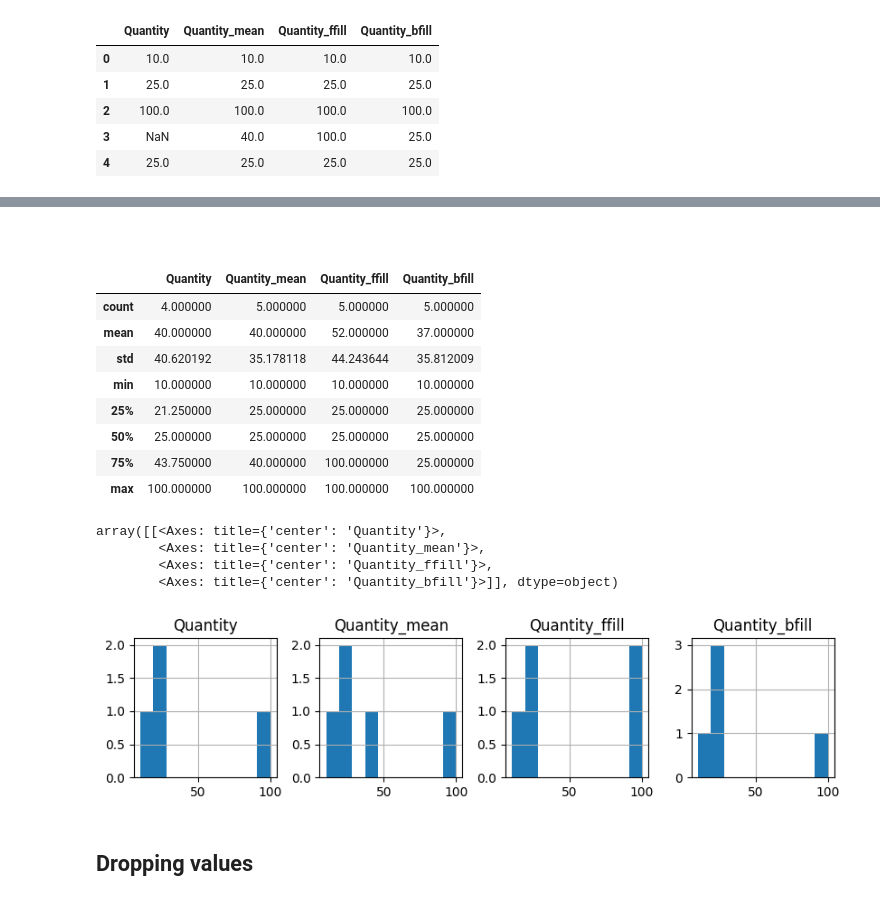
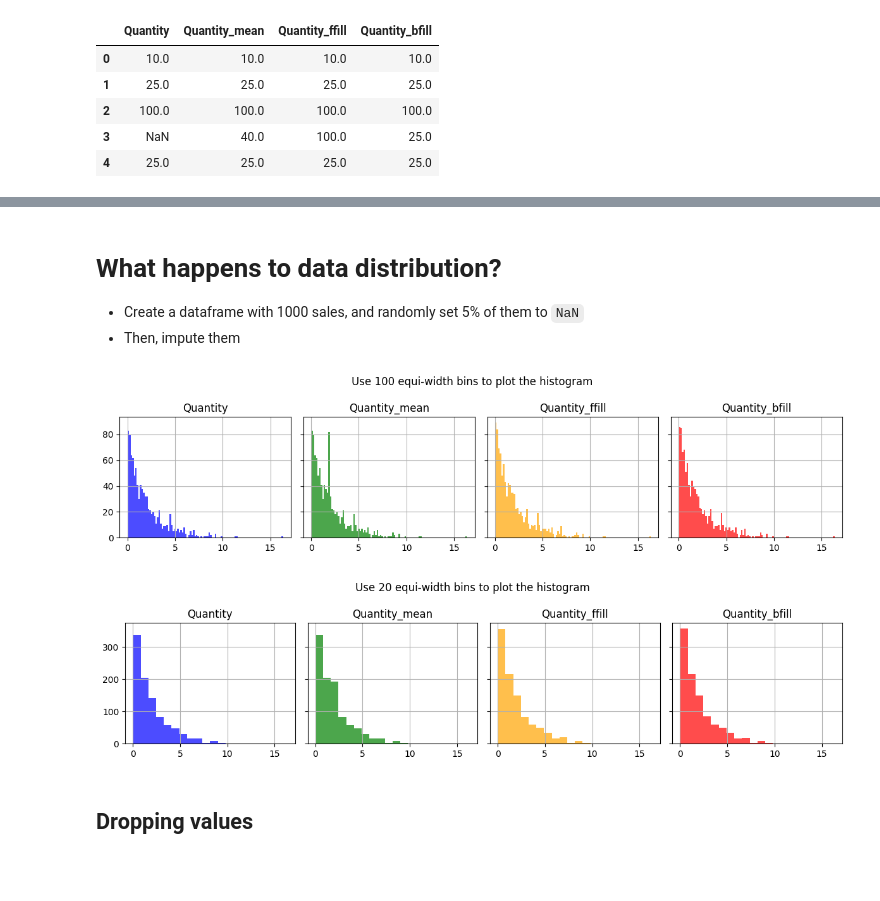
Before and after one commit to w4bo/AA2425-unibo-mldm, a Jupyter notebook: slides/lab-03-datapreparation.ipynb, the cells around one changed output, grey strips where cells are left out. Saved outputs shown, nothing was run; the diff lists cells and outputs as text; code cells hidden in the pictures; blank space fills up the shorter version.

```diff
--- a/slides/lab-03-datapreparation.ipynb
+++ b/slides/lab-03-datapreparation.ipynb
@@ -120,26 +132,31 @@ imputed_df
 # %% [markdown]
-##
+# What happens to data distribution?
+
+- Create a dataframe with 1000 sales, and randomly set 5% of them to `NaN`
+- Then, impute them
-# %%
-imputed_df.describe()
-# %% [output]
-|  | Quantity | Quantity_mean | Quantity_ffill | Quantity_bfill |
-| count | 4.000000 | 5.000000 | 5.000000 | 5.000000 |
-| mean | 40.000000 | 40.000000 | 52.000000 | 37.000000 |
-| std | 40.620192 | 35.178118 | 44.243644 | 35.812009 |
-| min | 10.000000 | 10.000000 | 10.000000 | 10.000000 |
-| 25% | 21.250000 | 25.000000 | 25.000000 | 25.000000 |
-| 50% | 25.000000 | 25.000000 | 25.000000 | 25.000000 |
-| 75% | 43.750000 | 40.000000 | 100.000000 | 25.000000 |
-| max | 100.000000 | 100.000000 | 100.000000 | 100.000000 |
-# %%
-fig, ax = plt.subplots(1, 1, figsize=(10, 2))
-imputed_df.hist(layout=(1, 4), ax=ax)
-# %% [output]
-array([[<Axes: title={'center': 'Quantity'}>,
-        <Axes: title={'center': 'Quantity_mean'}>,
-        <Axes: title={'center': 'Quantity_ffill'}>,
-        <Axes: title={'center': 'Quantity_bfill'}>]], dtype=object)
-[figure, removed]
+# %%
+#| echo: false
+
+for bins in [100, 20]:
+    np.random.seed(42)  # for reproducibility
+    sales_data = np.random.exponential(scale=2, size=1000)  # exponential data for left skewness
+    df = pd.DataFrame({'Quantity': sales_data})  # create the dataframe
+    nan_indices = np.random.choice(df.index, size=int(0.05 * len(df)), replace=False)  # set 5% of quantities to NaN
+    df.loc[nan_indices, 'Quantity'] = np.nan
+    df['Quantity_mean'] = df['Quantity'].fillna(df['Quantity'].mean())  # mean imputation
+    df['Quantity_ffill'] = df['Quantity'].bfill()  # bfill imputation
+    df['Quantity_bfill'] = df['Quantity'].ffill()  # ffill imputation
+    fig, axs = plt.subplots(1, 4, figsize=(12, 3), sharex=True, sharey=True)  # plot histograms for original and imputed data
+    for i, (title, color) in enumerate([('Quantity', 'blue'), ('Quantity_mean', 'green'), ('Quantity_ffill', 'orange'), ('Quantity_bfill', 'red')]):
+        axs[i].set_title(title)
+        axs[i].hist(df[title], bins=bins, color=color, alpha=0.7)
+        axs[i].grid()
+    fig.suptitle(f"Use {bins} equi-width bins to plot the histogram")
+    fig.tight_layout()
+    fig.savefig(f"./img/datapreprocessing/imputation_{bins}.svg")
+# %% [output]
+[figure, added]
+[figure, added]
 # %% [markdown]
 ## Dropping values
 # %%
```
Also changed, not shown: parts of 4 cells of this notebook, 3 other files.
